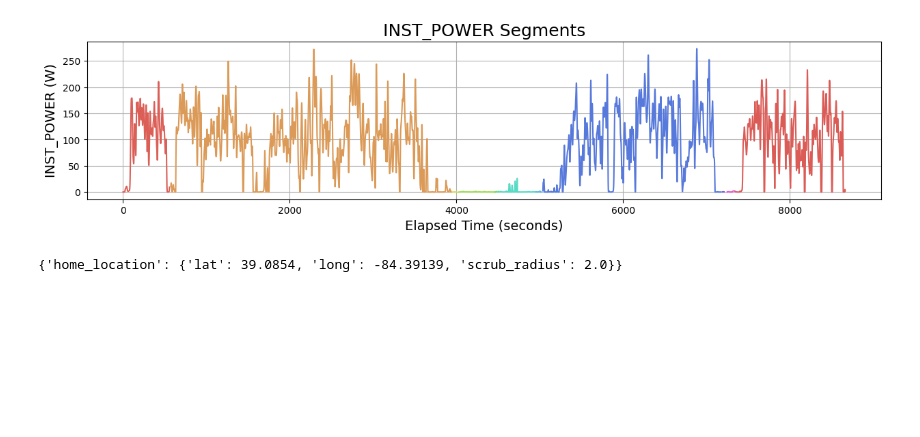
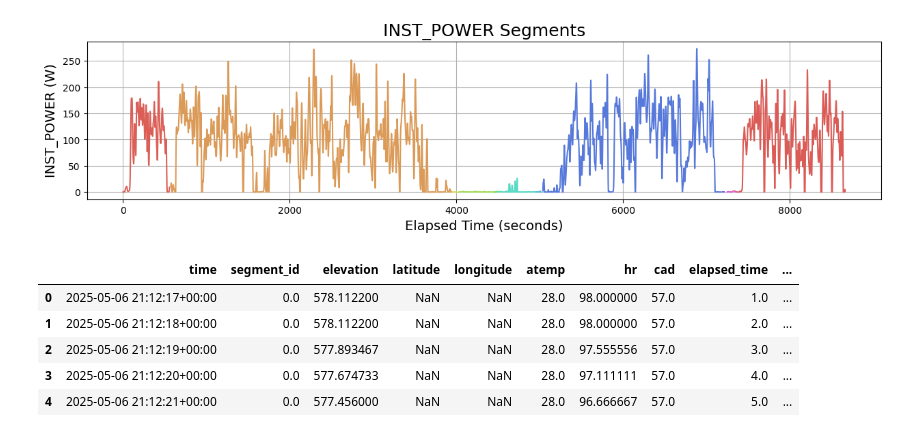
Before and after one commit to ericbauer55/bike-fitness-tracking, a Jupyter notebook: notebooks/0_EDA/1e_combined_cleaning.ipynb, the cells around one changed output. Saved outputs shown, nothing was run; the diff lists cells and outputs as text; code cells hidden in the pictures; blank space fills up the shorter version.

Commit message:
confirmed that the privacy zoner works

```diff
--- a/notebooks/0_EDA/1e_combined_cleaning.ipynb
+++ b/notebooks/0_EDA/1e_combined_cleaning.ipynb
@@ -391,42 +391,49 @@ with open(SECRETS_CONFIG, 'r') as f:
     config = yaml.safe_load(f)
 # %%
 class PrivacyZoner():
-    def __init__(self, df:pd.DataFrame, privacy_zone_config:dict):
-        self.df = df
+    def __init__(self, privacy_zone_config:dict):
+        self.df = None
         self.privacy_zone_config = privacy_zone_config
         self.df_privacy = None
         self.temporary_prox_columns = []
 
-    def run(self):
+    def process(self, df:pd.DataFrame) -> pd.DataFrame:
+        self.df = df.copy()
         self._read_privacy_zones()
         self._calculate_proximities()
         self._remove_violation_gps_data()
         self._drop_temporary_prox_columns()
+        return self.df
 
     ################################################################
     # PROCESS METHODS
     ################################################################
 
     def _read_privacy_zones(self):
-        # TODO: read in the areas from the config
-        pass
+        data = []
+        for private_location in self.privacy_zone_config.keys():
+            datum = {'name':private_location, 'latitude':self.privacy_zone_config[private_location]['lat'],
+                     'longitude':self.privacy_zone_config[private_location]['long'],
+                     'privacy_radius':self.privacy_zone_config[private_location]['scrub_radius']}
+            data.append(datum)
+        self.df_privacy = pd.DataFrame(data)
 
     def _calculate_proximities(self):
-        for address_k in range(self.df_privacy.shape[0]):
+        for private_location in range(self.df_privacy.shape[0]):
             # get the relevant parameters
-            dist_name = 'prox_' + self.df_privacy.loc[address_k, 'name']
-            latitude = self.df_privacy.loc[address_k, 'latitude']
-            longitude = self.df_privacy.loc[address_k, 'longitude']
+            dist_name = 'prox_' + self.df_privacy.loc[private_location, 'name']
+            latitude = self.df_privacy.loc[private_location, 'latitude']
+            longitude = self.df_privacy.loc[private_location, 'longitude']
 
             # calculate the proximity
             self.df[dist_name] = self._get_proximity_to_address(latitude, longitude)
             self.temporary_prox_columns.append(dist_name)
 
     def _remove_violation_gps_data(self):
-        for address_k in range(self.df_privacy.shape[0]):
+        for private_location in range(self.df_privacy.shape[0]):
              # get the relevant parameters
-            dist_name = 'prox_' + self.df_privacy.loc[address_k, 'name']
-            privacy_radius = self.df_privacy.loc[address_k, 'privacy_radius']
+            dist_name = 'prox_' + self.df_privacy.loc[private_location, 'name']
+            privacy_radius = self.df_privacy.loc[private_location, 'privacy_radius']
 
             filt_violation = self.df.loc[:,dist_name] <= privacy_radius
             self.df.loc[filt_violation, 'latitude'] = np.nan
@@ -443,11 +450,30 @@ class PrivacyZoner():
         df_gps = self.df[['latitude', 'longitude']]
 
         # Define an anonymous function to execute over each row to calculate the distance between rows
-        haversine_distance = lambda x: haversine((x[0], x[1]), (addr_latitude, addr_longitude), unit='mi')
+        haversine_distance = lambda x: haversine((x.iloc[0], x.iloc[1]), (addr_latitude, addr_longitude), unit='mi')
 
         # Create the distance column, making sure to apply the function row-by-row
         proximity = df_gps.apply(haversine_distance, axis=1)
 
         return proximity
-# %% [output]
-{'home_location': {'lat': 39.0854, 'long': -84.39139, 'scrub_radius': 2.0}}
+# %%
+SECRETS_CONFIG = Path().cwd().parent.parent / "etl/sensitive_config/secrets.yaml"
+import yaml
+
+with open(SECRETS_CONFIG, 'r') as f:
+    config = yaml.safe_load(f)
+
+zoner = PrivacyZoner(config)
+# %%
+df_jan = zoner.process(df_jan)
+df_apr = zoner.process(df_apr)
+df_may = zoner.process(df_may)
+# %%
+df_may.head()
+# %% [output]
+|  | time | segment_id | elevation | latitude | longitude | atemp | hr | cad | elapsed_time | ... |
+| 0 | 2025-05-06 21:12:17+00:00 | 0.0 | 578.112200 | NaN | NaN | 28.0 | 98.000000 | 57.0 | 1.0 | ... |
+| 1 | 2025-05-06 21:12:18+00:00 | 0.0 | 578.112200 | NaN | NaN | 28.0 | 98.000000 | 57.0 | 2.0 | ... |
+| 2 | 2025-05-06 21:12:19+00:00 | 0.0 | 577.893467 | NaN | NaN | 28.0 | 97.555556 | 57.0 | 3.0 | ... |
+| 3 | 2025-05-06 21:12:20+00:00 | 0.0 | 577.674733 | NaN | NaN | 28.0 | 97.111111 | 57.0 | 4.0 | ... |
+| 4 | 2025-05-06 21:12:21+00:00 | 0.0 | 577.456000 | NaN | NaN | 28.0 | 96.666667 | 57.0 | 5.0 | ... |
```
Also changed, not shown: parts of 1 cell of this notebook, 1 other file.
